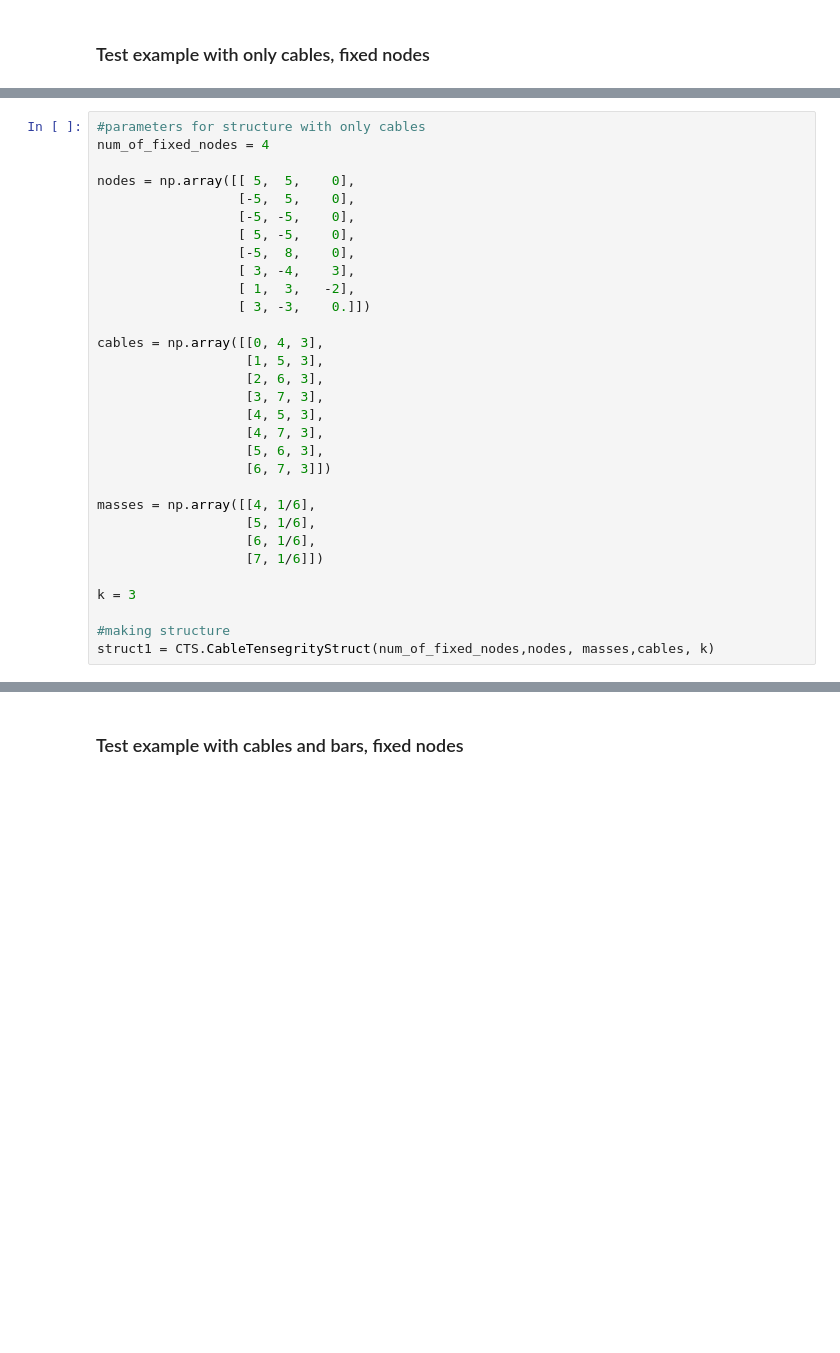
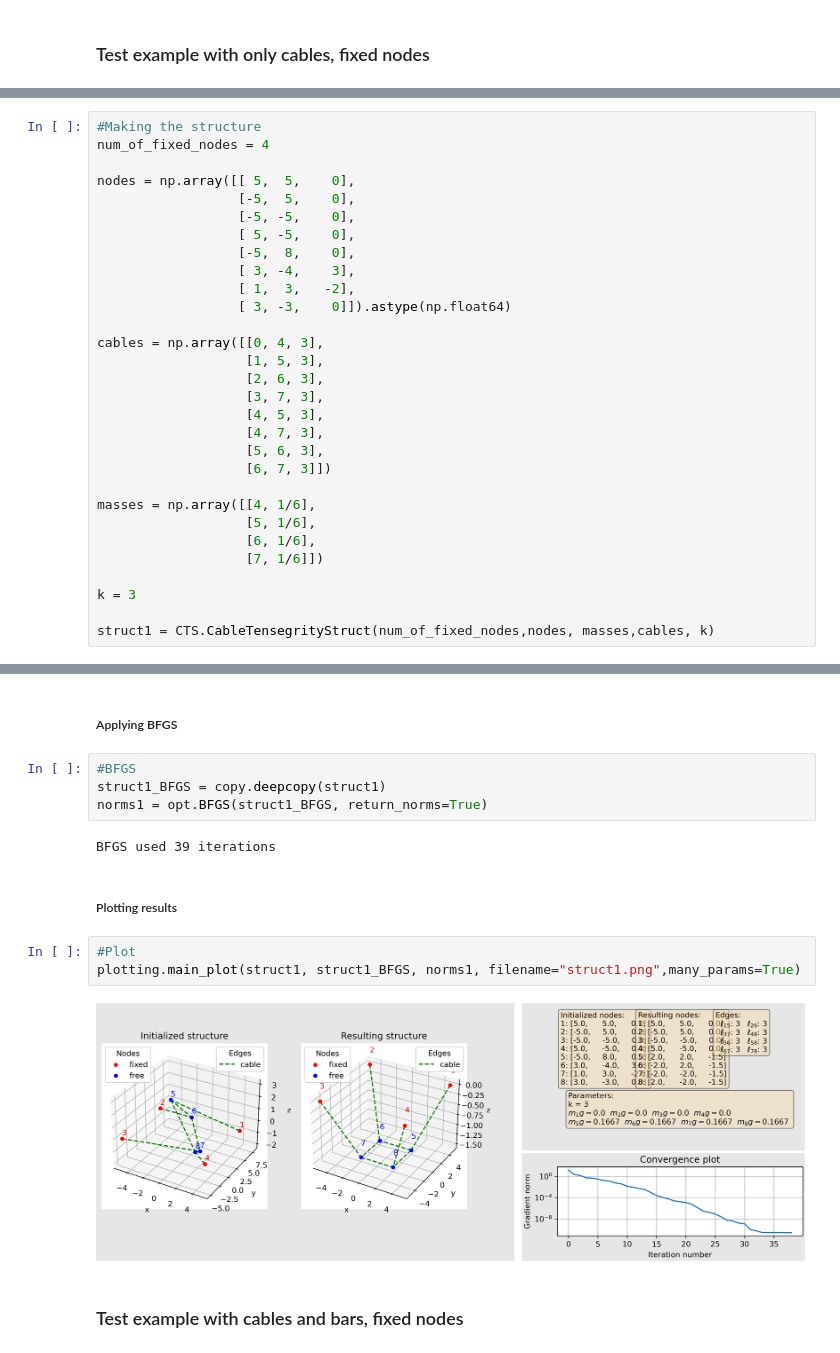
Before and after one commit to hgrenersen/Project---Optimization, a Jupyter notebook: optimering.ipynb, the cells around one changed output, grey strips where cells are left out. Saved outputs shown, nothing was run; the diff lists cells and outputs as text; blank space fills up the shorter version.

Commit message:
Lagt til mer plotting og ryddet opp i notebook

```diff
--- a/optimering.ipynb
+++ b/optimering.ipynb
@@ -31,5 +31,5 @@ plt.rcParams['figure.dpi'] = 300
 # %%
-#parameters for structure with only cables
+#Making the structure
 num_of_fixed_nodes = 4
 
 nodes = np.array([[ 5,  5,    0],
@@ -39,7 +39,7 @@ nodes = np.array([[ 5,  5,    0],
                   [-5,  8,    0],
                   [ 3, -4,    3],
                   [ 1,  3,   -2],
-                  [ 3, -3,    0.]])
+                  [ 3, -3,    0]]).astype(np.float64)
 
 cables = np.array([[0, 4, 3],
                    [1, 5, 3],
@@ -57,5 +57,4 @@ masses = np.array([[4, 1/6],
 
 k = 3
 
-#making structure
 struct1 = CTS.CableTensegrityStruct(num_of_fixed_nodes,nodes, masses,cables, k)
@@ -144,2 +61,17 @@ BFGS used 39 iterations
+# %% [markdown]
+##### Applying BFGS
+# %%
+#BFGS
+struct1_BFGS = copy.deepcopy(struct1)
+norms1 = opt.BFGS(struct1_BFGS, return_norms=True)
+# %% [output]
+BFGS used 39 iterations
+# %% [markdown]
+##### Plotting results
+# %%
+#Plot
+plotting.main_plot(struct1, struct1_BFGS, norms1, filename="struct1.png",many_params=True)
+# %% [output]
+[figure, added]
 # %% [markdown]
 ### Test example with cables and bars, fixed nodes
```
Also changed, not shown: parts of 19 cells of this notebook, 1 other file.
